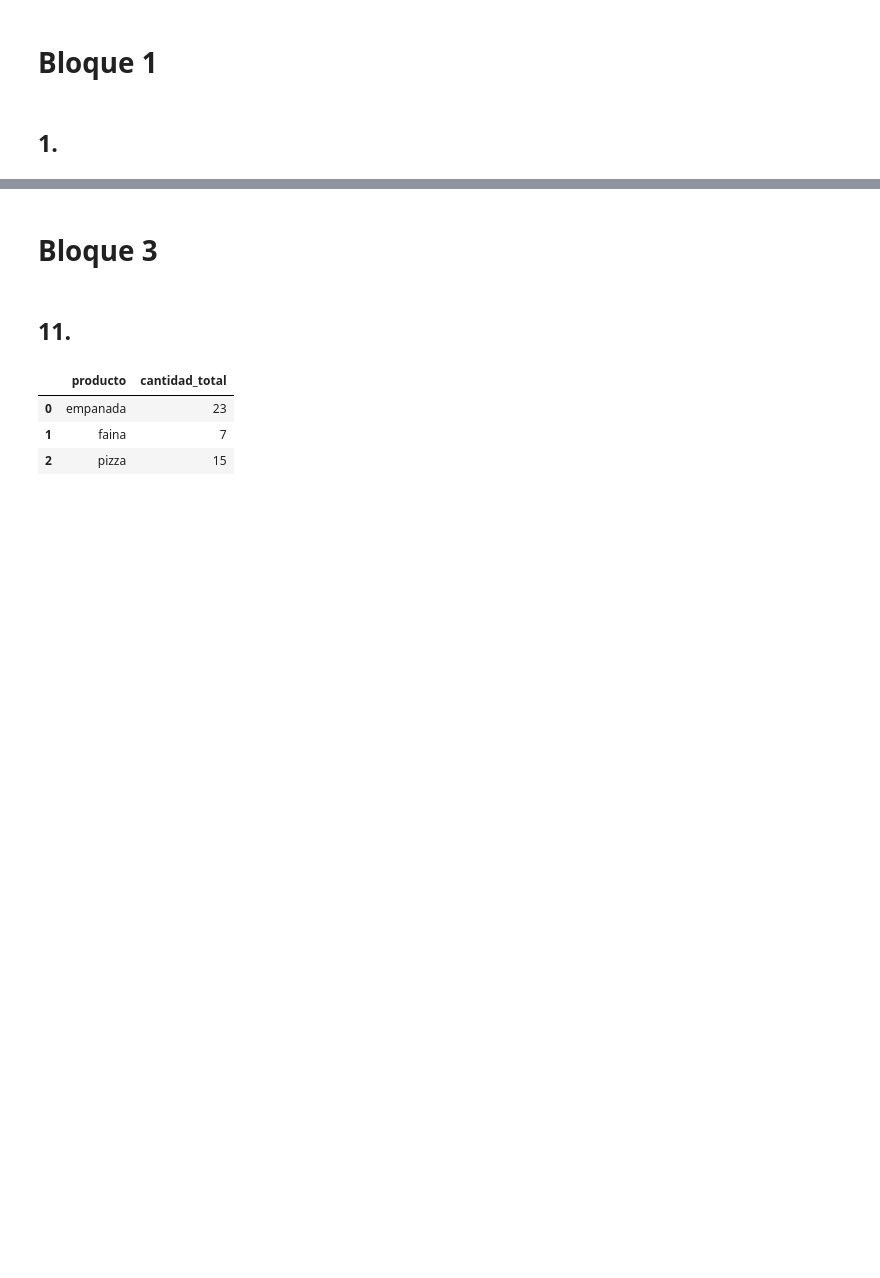
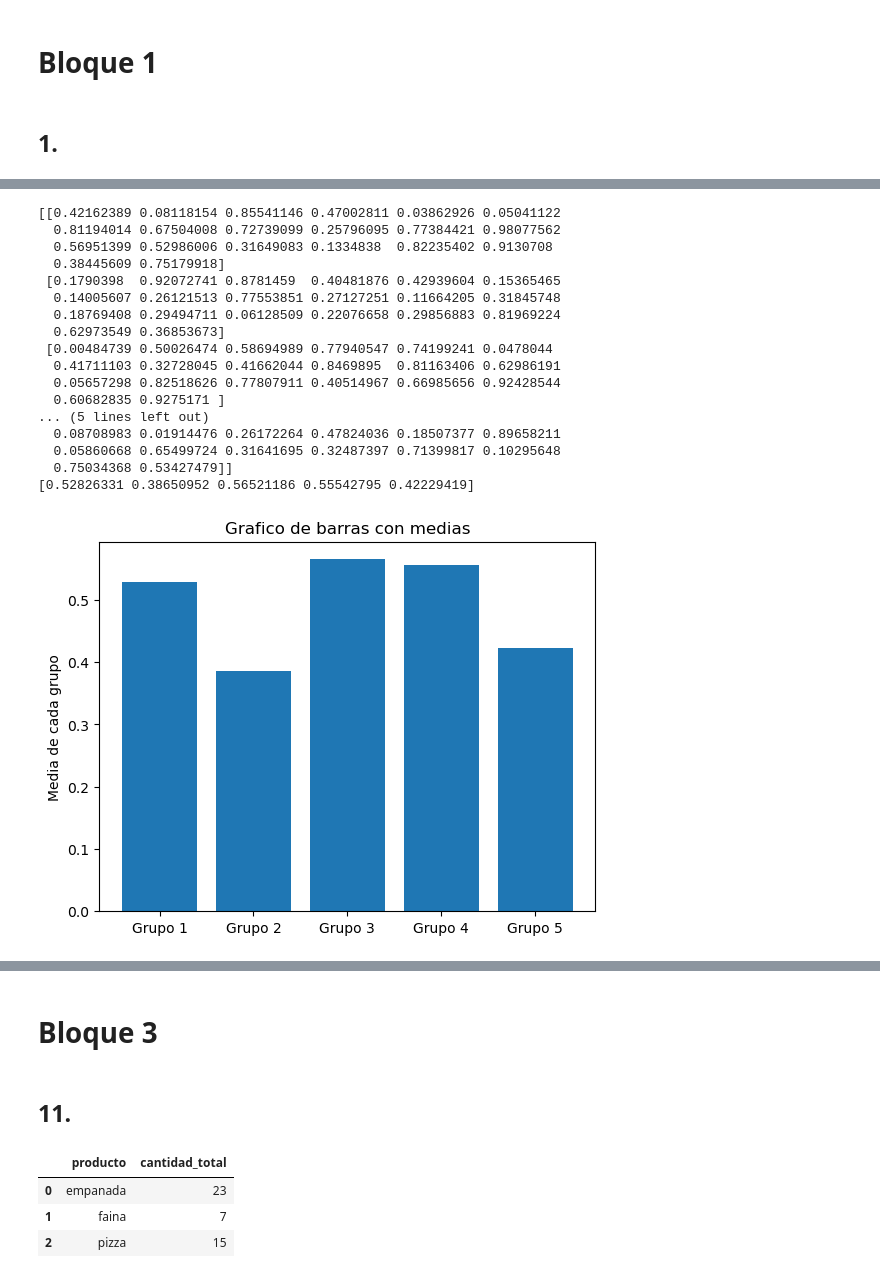
Before and after one commit to augusto-zimmermann/LABO-2, a Jupyter notebook: PrimerParcial/Practica3/practica3.ipynb, the cells around one changed output, grey strips where cells are left out. Saved outputs shown, nothing was run; the diff lists cells and outputs as text; code cells hidden in the pictures; blank space fills up the shorter version.

```diff
--- a/PrimerParcial/Practica3/practica3.ipynb
+++ b/PrimerParcial/Practica3/practica3.ipynb
@@ -6,0 +98,40 @@
+# %%
+cantidad_grupos = 5
+cantidad_valores = 20
+
+grupos = np.random.rand(cantidad_grupos, cantidad_valores)
+print(grupos)
+
+medias = np.mean(grupos, axis=1)
+print(medias)
+
+# MAL
+#for numero_grupo in range(1, cantidad_grupos+1):
+#    numero_grupo+1
+
+numero_grupo = [f"Grupo {i+1}" for i in range(cantidad_grupos)]
+
+plt.bar(numero_grupo, medias)
+plt.title('Grafico de barras con medias')
+#plt.xlabel('Grupos')
+plt.ylabel('Media de cada grupo')
+plt.show()
+# %% [output]
+[[0.42162389 0.08118154 0.85541146 0.47002811 0.03862926 0.05041122
+  0.81194014 0.67504008 0.72739099 0.25796095 0.77384421 0.98077562
+  0.56951399 0.52986006 0.31649083 0.1334838  0.82235402 0.9130708
+  0.38445609 0.75179918]
+ [0.1790398  0.92072741 0.8781459  0.40481876 0.42939604 0.15365465
+  0.14005607 0.26121513 0.77553851 0.27127251 0.11664205 0.31845748
+  0.18769408 0.29494711 0.06128509 0.22076658 0.29856883 0.81969224
+  0.62973549 0.36853673]
+ [0.00484739 0.50026474 0.58694989 0.77940547 0.74199241 0.0478044
+  0.41711103 0.32728045 0.41662044 0.8469895  0.81163406 0.62986191
+  0.05657298 0.82518626 0.77807911 0.40514967 0.66985656 0.92428544
+  0.60682835 0.9275171 ]
+... (5 lines left out)
+  0.08708983 0.01914476 0.26172264 0.47824036 0.18507377 0.89658211
+  0.05860668 0.65499724 0.31641695 0.32487397 0.71399817 0.10295648
+  0.75034368 0.53427479]]
+[0.52826331 0.38650952 0.56521186 0.55542795 0.42229419]
+[figure, added]
```
Also changed, not shown: parts of 16 cells of this notebook.
